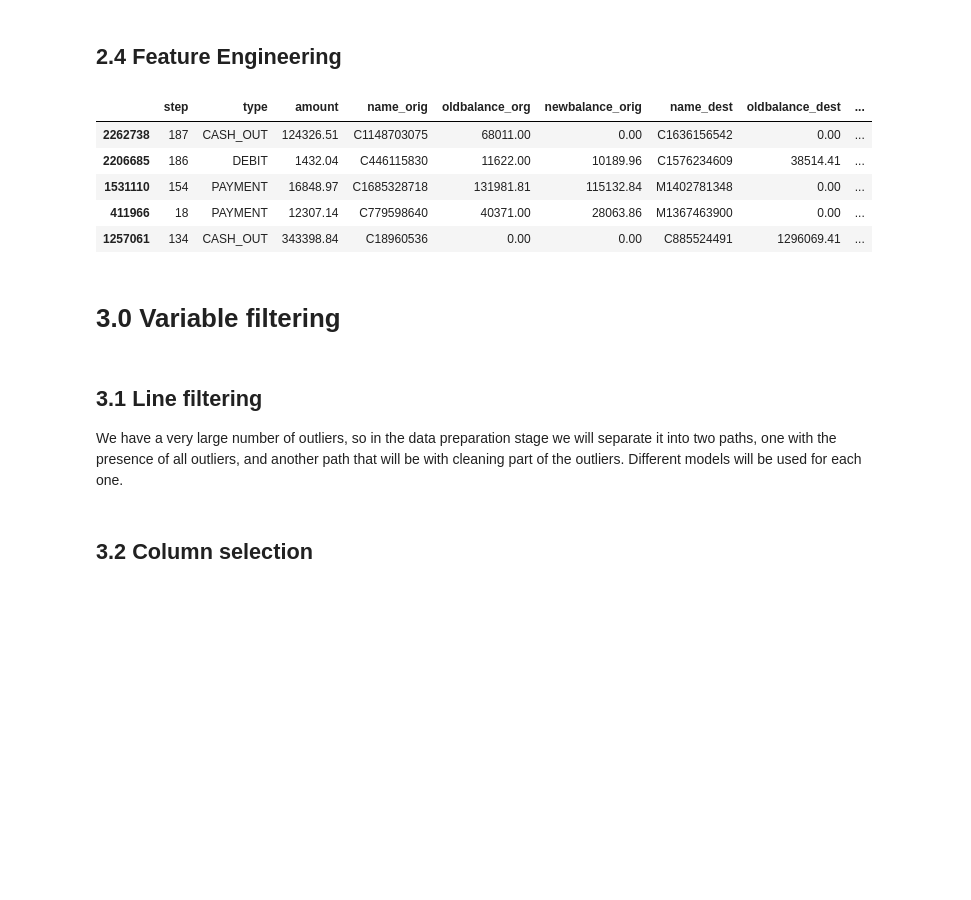
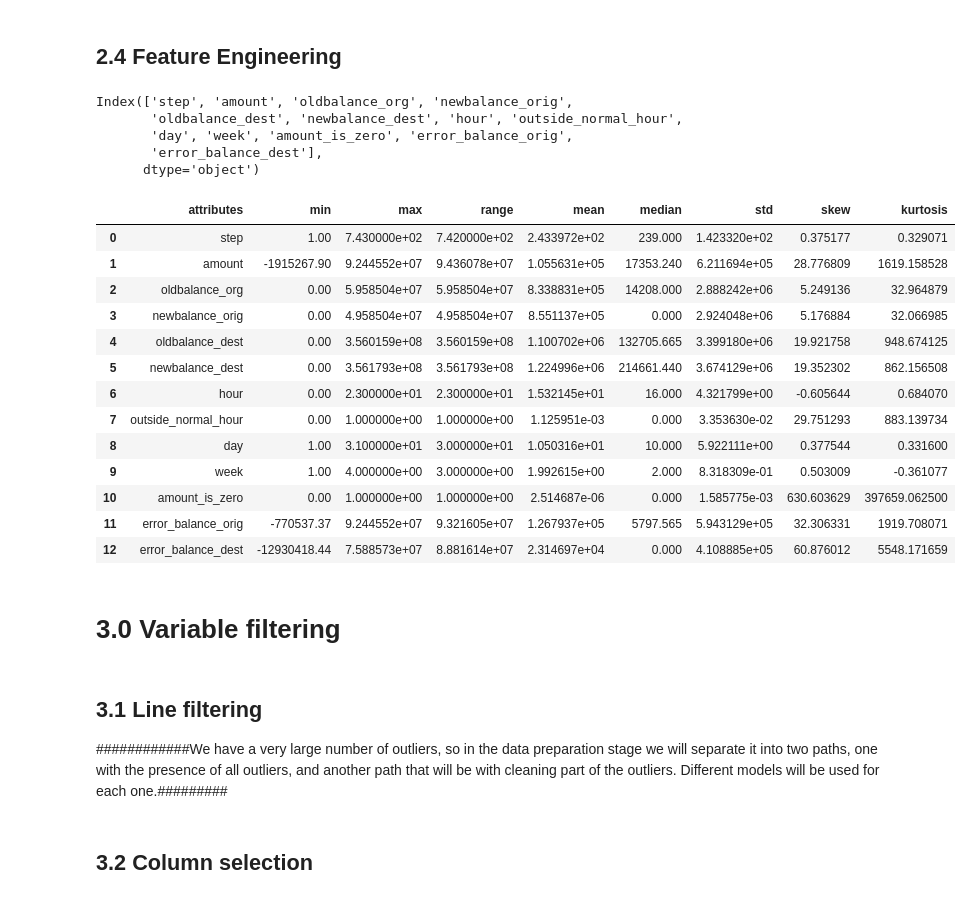
Before and after one commit to brunosantos4/blocker_fraud_company, a Jupyter notebook: fraud_classification.ipynb, the cells around one changed output. Saved outputs shown, nothing was run; the diff lists cells and outputs as text; code cells hidden in the pictures; blank space fills up the shorter version.

```diff
--- a/fraud_classification.ipynb
+++ b/fraud_classification.ipynb
@@ -421,15 +430,46 @@ aux1 = df2[df2['client_dest']=='non-merchant']
 
 df2['error_balance_dest'] = np.round((aux1['newbalance_dest'] - aux1['amount'] - aux1['oldbalance_dest']),3)
 df2.error_balance_dest.fillna(0, inplace=True)
-# %%
-df2.sample(5)
-# %% [output]
-|  | step | type | amount | name_orig | oldbalance_org | newbalance_orig | name_dest | oldbalance_dest | ... |
-| 2262738 | 187 | CASH_OUT | 124326.51 | C1148703075 | 68011.00 | 0.00 | C1636156542 | 0.00 | ... |
-| 2206685 | 186 | DEBIT | 1432.04 | C446115830 | 11622.00 | 10189.96 | C1576234609 | 38514.41 | ... |
-| 1531110 | 154 | PAYMENT | 16848.97 | C1685328718 | 131981.81 | 115132.84 | M1402781348 | 0.00 | ... |
-| 411966 | 18 | PAYMENT | 12307.14 | C779598640 | 40371.00 | 28063.86 | M1367463900 | 0.00 | ... |
-| 1257061 | 134 | CASH_OUT | 343398.84 | C18960536 | 0.00 | 0.00 | C885524491 | 1296069.41 | ... |
+# %%
+num_attributes_2 = df2.select_dtypes(include=['int64','float64'])
+num_attributes_2.columns
+# %% [output]
+Index(['step', 'amount', 'oldbalance_org', 'newbalance_orig',
+       'oldbalance_dest', 'newbalance_dest', 'hour', 'outside_normal_hour',
+       'day', 'week', 'amount_is_zero', 'error_balance_orig',
+       'error_balance_dest'],
+      dtype='object')
+# %%
+# Central Tendency - mean, median
+ct1 = pd.DataFrame(num_attributes_2.apply(np.mean)).T
+ct2 = pd.DataFrame(num_attributes_2.apply(np.median)).T
+# Dispersion - std, min, max, range, skew, kurtosis
+d1 = pd.DataFrame(num_attributes_2.apply(np.std)).T
+d2 = pd.DataFrame(num_attributes_2.apply(min)).T
+d3 = pd.DataFrame(num_attributes_2.apply(max)).T
+d4 = pd.DataFrame(num_attributes_2.apply(lambda x: x.max() - x.min() )).T
+d5 = pd.DataFrame(num_attributes_2.apply(lambda x: x.skew() )).T
+d6 = pd.DataFrame(num_attributes_2.apply(lambda x: x.kurtosis() )).T
+
+# Concatenate
+m = pd.concat([d2,d3,d4,ct1,ct2,d1,d5,d6]).T.reset_index()
+m.columns = ['attributes','min','max','range','mean','median','std','skew','kurtosis']
+m
+# %% [output]
+|  | attributes | min | max | range | mean | median | std | skew | kurtosis |
+| 0 | step | 1.00 | 7.430000e+02 | 7.420000e+02 | 2.433972e+02 | 239.000 | 1.423320e+02 | 0.375177 | 0.329071 |
+| 1 | amount | -1915267.90 | 9.244552e+07 | 9.436078e+07 | 1.055631e+05 | 17353.240 | 6.211694e+05 | 28.776809 | 1619.158528 |
+| 2 | oldbalance_org | 0.00 | 5.958504e+07 | 5.958504e+07 | 8.338831e+05 | 14208.000 | 2.888242e+06 | 5.249136 | 32.964879 |
+| 3 | newbalance_orig | 0.00 | 4.958504e+07 | 4.958504e+07 | 8.551137e+05 | 0.000 | 2.924048e+06 | 5.176884 | 32.066985 |
+| 4 | oldbalance_dest | 0.00 | 3.560159e+08 | 3.560159e+08 | 1.100702e+06 | 132705.665 | 3.399180e+06 | 19.921758 | 948.674125 |
+| 5 | newbalance_dest | 0.00 | 3.561793e+08 | 3.561793e+08 | 1.224996e+06 | 214661.440 | 3.674129e+06 | 19.352302 | 862.156508 |
+| 6 | hour | 0.00 | 2.300000e+01 | 2.300000e+01 | 1.532145e+01 | 16.000 | 4.321799e+00 | -0.605644 | 0.684070 |
+| 7 | outside_normal_hour | 0.00 | 1.000000e+00 | 1.000000e+00 | 1.125951e-03 | 0.000 | 3.353630e-02 | 29.751293 | 883.139734 |
+| 8 | day | 1.00 | 3.100000e+01 | 3.000000e+01 | 1.050316e+01 | 10.000 | 5.922111e+00 | 0.377544 | 0.331600 |
+| 9 | week | 1.00 | 4.000000e+00 | 3.000000e+00 | 1.992615e+00 | 2.000 | 8.318309e-01 | 0.503009 | -0.361077 |
+| 10 | amount_is_zero | 0.00 | 1.000000e+00 | 1.000000e+00 | 2.514687e-06 | 0.000 | 1.585775e-03 | 630.603629 | 397659.062500 |
+| 11 | error_balance_orig | -770537.37 | 9.244552e+07 | 9.321605e+07 | 1.267937e+05 | 5797.565 | 5.943129e+05 | 32.306331 | 1919.708071 |
+| 12 | error_balance_dest | -12930418.44 | 7.588573e+07 | 8.881614e+07 | 2.314697e+04 | 0.000 | 4.108885e+05 | 60.876012 | 5548.171659 |
 # %% [markdown]
 # 3.0 Variable filtering
 # %%
@@ -437,7 +477,7 @@ df3 = df2.copy()
 # %% [markdown]
 ## 3.1 Line filtering
 
-We have a very large number of outliers, so in the data preparation stage we will separate it into two paths, one with the presence of all outliers, and another path that will be with cleaning part of the outliers. Different models will be used for each one.
+############We have a very large number of outliers, so in the data preparation stage we will separate it into two paths, one with the presence of all outliers, and another path that will be with cleaning part of the outliers. Different models will be used for each one.#########
 # %% [markdown]
 ## 3.2 Column selection
 # %% [markdown]
```
Also changed, not shown: parts of 51 cells of this notebook.
